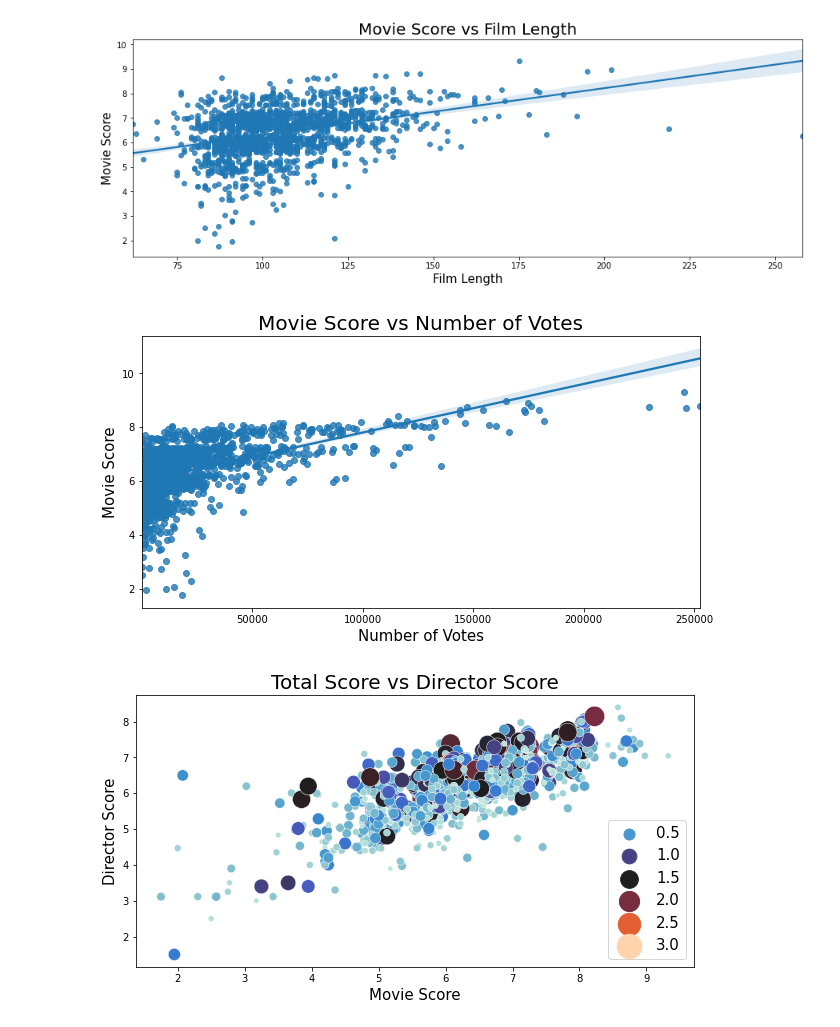
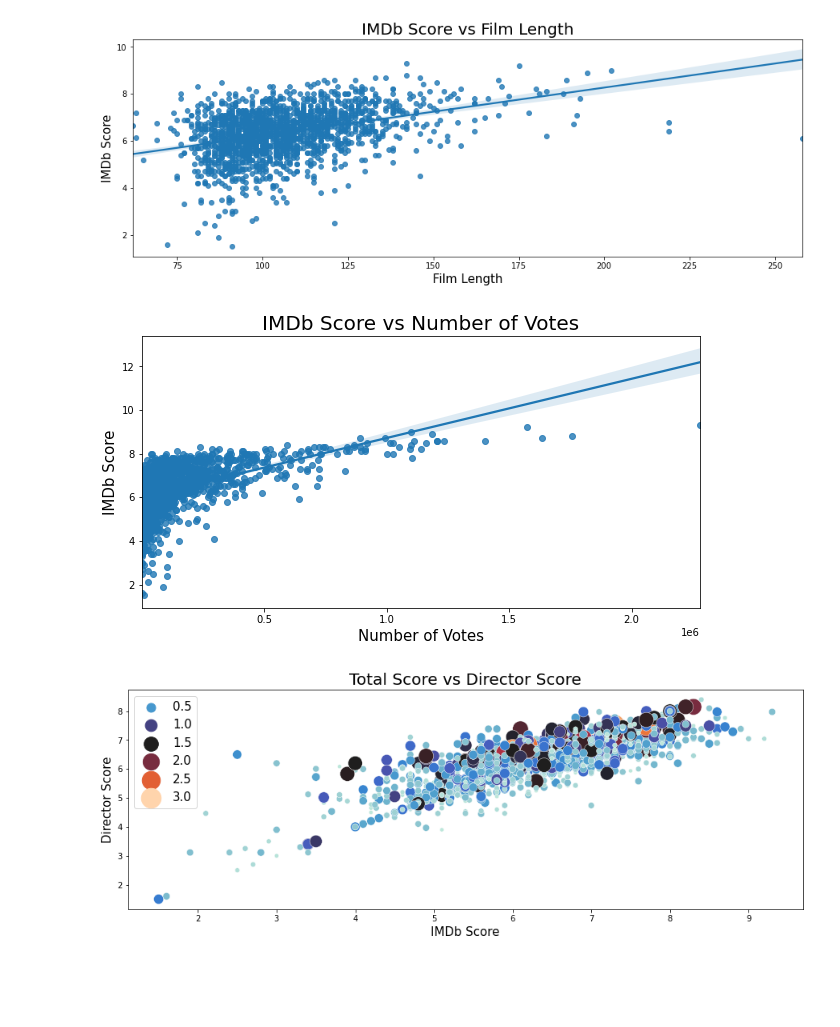
Before and after one commit to nolanarendt/IMDb-Revenue-Predictions, a Jupyter notebook: code/IMDb_EDA.ipynb, the cells around one changed output. Cells and saved outputs as stored; diff of their text form; code cells hidden in the pictures; blank space fills up the shorter version.

Commit message:
Complete changes to cleaning methods. Ensure that movies are not dropped

```diff
--- a/code/IMDb_EDA.ipynb
+++ b/code/IMDb_EDA.ipynb
@@ -56,40 +60,40 @@ plt.ylabel("Movie Score", size = 15);
 # %%
 plt.figure(figsize= (15, 5));
 
-sns.regplot(data = revenue_df, x="duration", y="total_score")
+sns.regplot(data = revenue_df, x="duration", y="imdb_score")
 
-plt.title("Movie Score vs Film Length", size = 20)
+plt.title("IMDb Score vs Film Length", size = 20)
 plt.xlabel("Film Length", size = 15)
-plt.ylabel("Movie Score", size = 15)
+plt.ylabel("IMDb Score", size = 15)
 
 plt.xticks();
 # %% [output]
-[figure, old version]
+[figure, new version]
 # %%
 plt.figure(figsize= (10, 5));
 
-sns.regplot(data = revenue_df, x="us_voters_votes", y="total_score")
+sns.regplot(data = revenue_df, x="total_votes", y="imdb_score")
 
-plt.title("Movie Score vs Number of Votes", size = 20)
+plt.title("IMDb Score vs Number of Votes", size = 20)
 plt.xlabel("Number of Votes", size = 15)
-plt.ylabel("Movie Score", size = 15)
+plt.ylabel("IMDb Score", size = 15)
 
 plt.xticks();
 # %% [output]
-[figure, old version]
+[figure, new version]
 # %%
-plt.figure(figsize= (10, 5));
+plt.figure(figsize= (15, 5));
 
-sns.scatterplot(data = revenue_df, x="total_score", y="director_score",
+sns.scatterplot(data = revenue_df, x="imdb_score", y="director_score",
                 hue = 'budget', size = 'budget', sizes = (25, 600),
                 palette = 'icefire') # icefire / ocean
 
 plt.legend(loc = 'best', fontsize = 15)
 plt.title("Total Score vs Director Score", size = 20)
-plt.xlabel("Movie Score", size = 15)
+plt.xlabel("IMDb Score", size = 15)
 plt.ylabel("Director Score", size = 15);
 
 plt.savefig("../images/directortotalscore_budget.png")
 # %% [output]
-[figure, old version]
+[figure, new version]
 # %%
```
Also changed, not shown: parts of 14 cells of this notebook, 15 other files.
